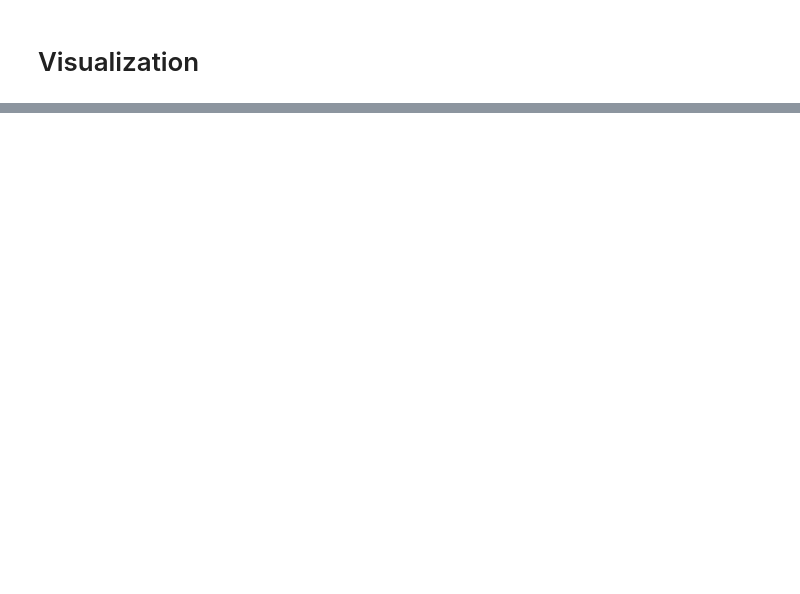
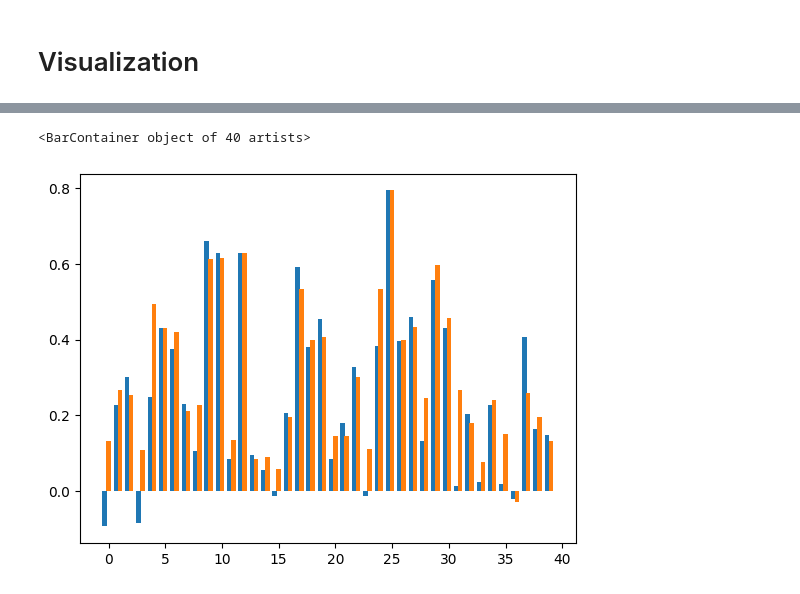
Before and after one commit to jsong2333333/TrojAI_Summary, a Jupyter notebook: explore.ipynb, the cells around one changed output, grey strips where cells are left out. Drawn from its saved outputs; the diff is of its cells as text; code cells hidden in the pictures; blank space fills up the shorter version.

```diff
--- a/explore.ipynb
+++ b/explore.ipynb
@@ -503,0 +558,6 @@ print(np.mean(cen), np.mean(acc))
+# %%
+plt.bar(np.arange(40)-.35, height=X[0][clean_idx], width=.4)
+plt.bar(np.arange(40), height=np.mean(X[1:], axis=0)[clean_idx], width=.4)
+# %% [output]
+<BarContainer object of 40 artists>
+[figure, added]
```
Also changed, not shown: parts of 151 cells of this notebook, 31 other files.
